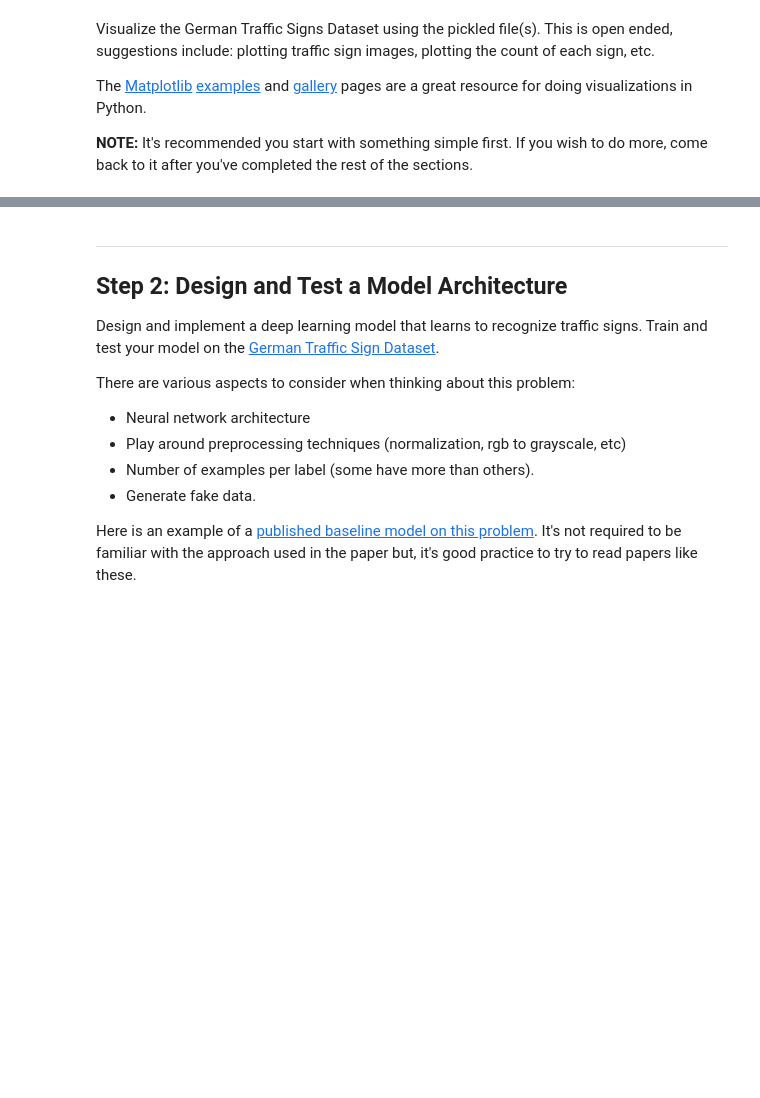
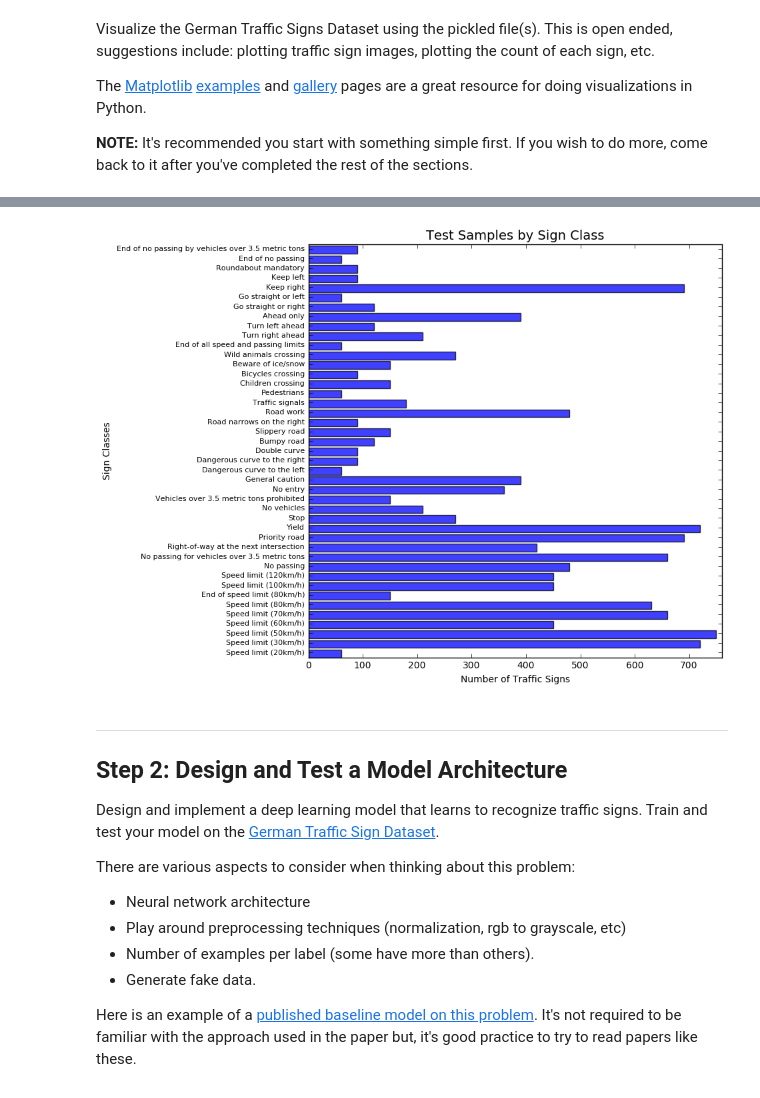
Before and after one commit to ibiscp/Traffic-Sign-Classifier, a Jupyter notebook: Traffic_Sign_Classifier.ipynb, the cells around one changed output, grey strips where cells are left out. Cells and saved outputs as stored; diff of their text form; code cells hidden in the pictures; blank space fills up the shorter version.

```diff
--- a/Traffic_Sign_Classifier.ipynb
+++ b/Traffic_Sign_Classifier.ipynb
@@ -110,3 +160,7 @@ for i in range(rows**2):
+# %%
+plot_sample_class_distributions(samples=y_test, title='Test Samples by Sign Class')
+# %% [output]
+[figure, added]
 # %% [markdown]
 ----
 
```
Also changed, not shown: parts of 50 cells of this notebook, 6 other files.
